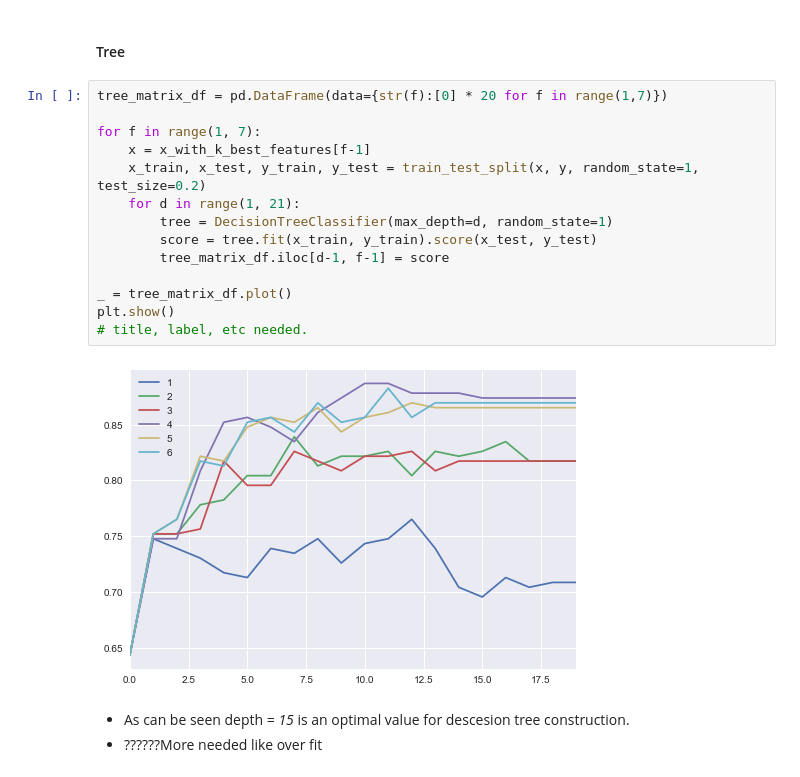
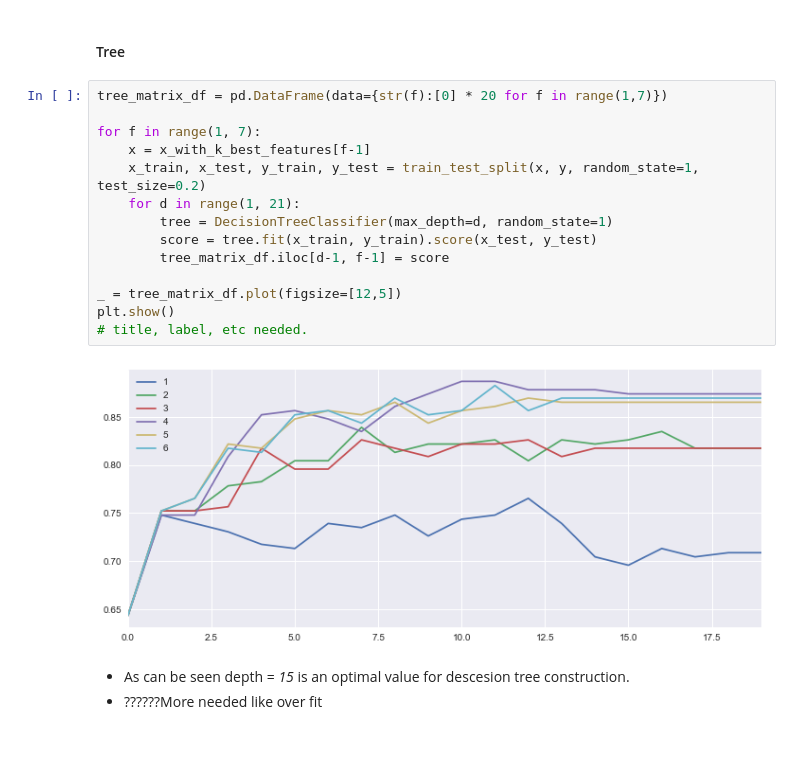
Before and after one commit to Mooophy/158222, a Jupyter notebook: as3/As3.ipynb, the cells around one changed output. Saved outputs shown, nothing was run; the diff lists cells and outputs as text; blank space fills up the shorter version.

Commit message:
tree

```diff
--- a/as3/As3.ipynb
+++ b/as3/As3.ipynb
@@ -99,19 +99,19 @@ x_with_k_best_features = [SelectKBest(chi2, k).fit_transform(democracy[features]
 # %%
 tree_matrix_df = pd.DataFrame(data={str(f):[0] * 20 for f in range(1,7)})
 
 for f in range(1, 7):
     x = x_with_k_best_features[f-1]
     x_train, x_test, y_train, y_test = train_test_split(x, y, random_state=1, test_size=0.2)
     for d in range(1, 21):
         tree = DecisionTreeClassifier(max_depth=d, random_state=1)
         score = tree.fit(x_train, y_train).score(x_test, y_test)
         tree_matrix_df.iloc[d-1, f-1] = score
 
-_ = tree_matrix_df.plot()
+_ = tree_matrix_df.plot(figsize=[12,5])
 plt.show()
 # title, label, etc needed.
 # %% [output]
-[figure, old version]
+[figure, new version]
 # %% [markdown]
 * As can be seen depth = *15* is an optimal value for descesion tree construction.
 * ??????More needed like over fit
```
